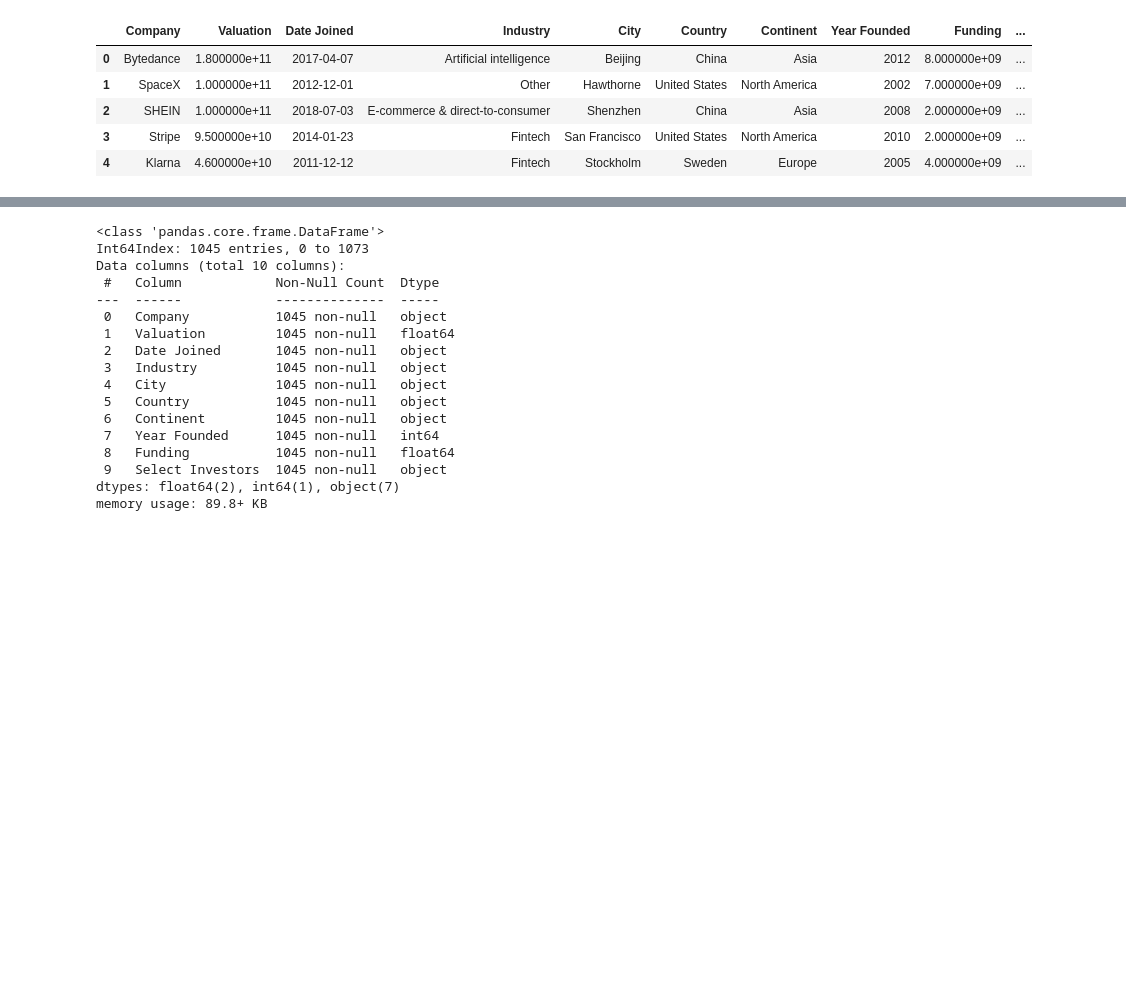
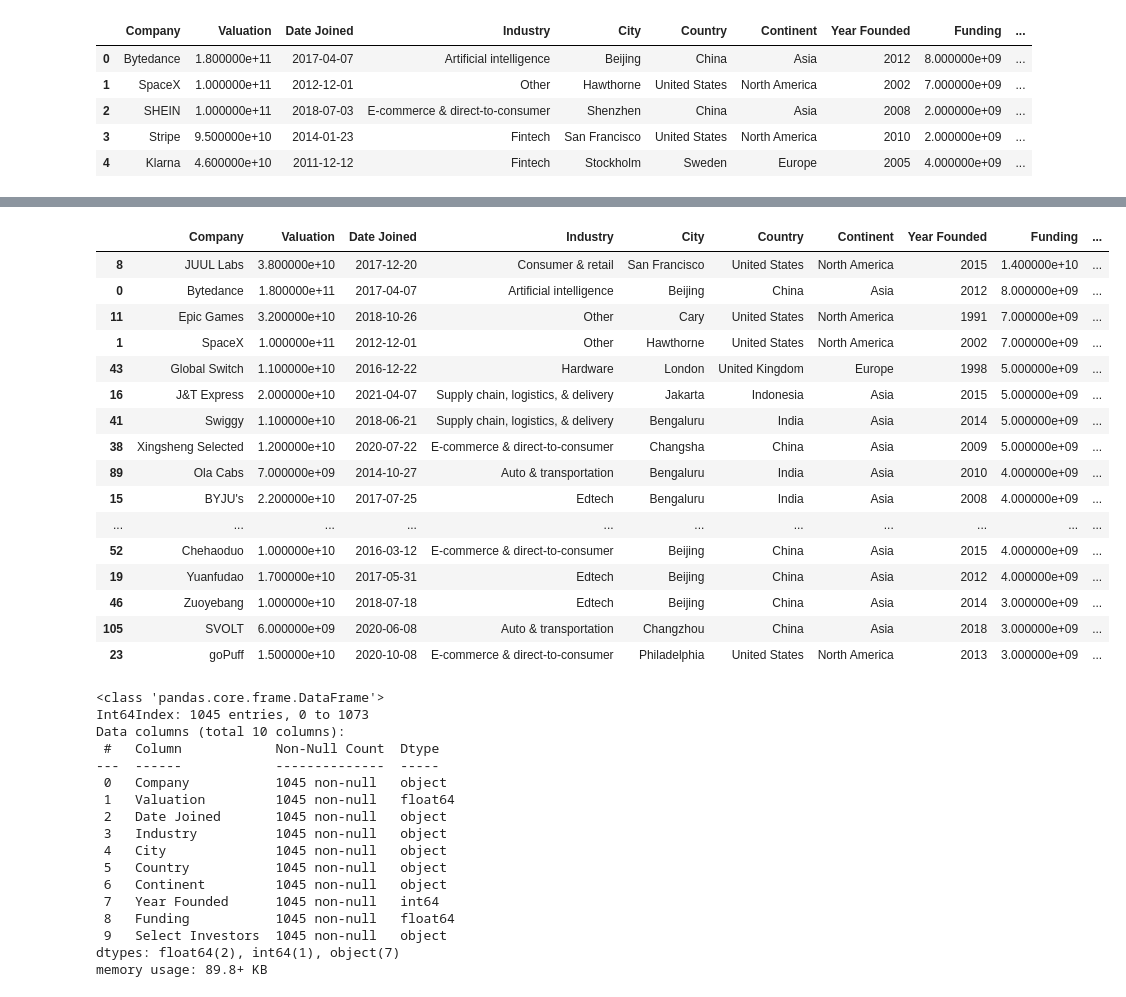
Before and after one commit to halomar/Maven_Unicorn_Challenge, a Jupyter notebook: Maven_Unicorn_Challenge_EDA.ipynb, the cells around one changed output, grey strips where cells are left out. Saved outputs shown, nothing was run; the diff lists cells and outputs as text; code cells hidden in the pictures; blank space fills up the shorter version.

```diff
--- a/Maven_Unicorn_Challenge_EDA.ipynb
+++ b/Maven_Unicorn_Challenge_EDA.ipynb
@@ -130,3 +196,23 @@ df.head()
+# %%
+df.sort_values(by='Funding',ascending=False).head(20)
+# %% [output]
+|  | Company | Valuation | Date Joined | Industry | City | Country | Continent | Year Founded | Funding | ... |
+| 8 | JUUL Labs | 3.800000e+10 | 2017-12-20 | Consumer & retail | San Francisco | United States | North America | 2015 | 1.400000e+10 | ... |
+| 0 | Bytedance | 1.800000e+11 | 2017-04-07 | Artificial intelligence | Beijing | China | Asia | 2012 | 8.000000e+09 | ... |
+| 11 | Epic Games | 3.200000e+10 | 2018-10-26 | Other | Cary | United States | North America | 1991 | 7.000000e+09 | ... |
+| 1 | SpaceX | 1.000000e+11 | 2012-12-01 | Other | Hawthorne | United States | North America | 2002 | 7.000000e+09 | ... |
+| 43 | Global Switch | 1.100000e+10 | 2016-12-22 | Hardware | London | United Kingdom | Europe | 1998 | 5.000000e+09 | ... |
+| 16 | J&T Express | 2.000000e+10 | 2021-04-07 | Supply chain, logistics, & delivery | Jakarta | Indonesia | Asia | 2015 | 5.000000e+09 | ... |
+| 41 | Swiggy | 1.100000e+10 | 2018-06-21 | Supply chain, logistics, & delivery | Bengaluru | India | Asia | 2014 | 5.000000e+09 | ... |
+| 38 | Xingsheng Selected | 1.200000e+10 | 2020-07-22 | E-commerce & direct-to-consumer | Changsha | China | Asia | 2009 | 5.000000e+09 | ... |
+| 89 | Ola Cabs | 7.000000e+09 | 2014-10-27 | Auto & transportation | Bengaluru | India | Asia | 2010 | 4.000000e+09 | ... |
+| 15 | BYJU's | 2.200000e+10 | 2017-07-25 | Edtech | Bengaluru | India | Asia | 2008 | 4.000000e+09 | ... |
+| ... | ... | ... | ... | ... | ... | ... | ... | ... | ... | ... |
+| 52 | Chehaoduo | 1.000000e+10 | 2016-03-12 | E-commerce & direct-to-consumer | Beijing | China | Asia | 2015 | 4.000000e+09 | ... |
+| 19 | Yuanfudao | 1.700000e+10 | 2017-05-31 | Edtech | Beijing | China | Asia | 2012 | 4.000000e+09 | ... |
+| 46 | Zuoyebang | 1.000000e+10 | 2018-07-18 | Edtech | Beijing | China | Asia | 2014 | 3.000000e+09 | ... |
+| 105 | SVOLT | 6.000000e+09 | 2020-06-08 | Auto & transportation | Changzhou | China | Asia | 2018 | 3.000000e+09 | ... |
+| 23 | goPuff | 1.500000e+10 | 2020-10-08 | E-commerce & direct-to-consumer | Philadelphia | United States | North America | 2013 | 3.000000e+09 | ... |
 # %%
 df.info()
 # %% [output]
```
Also changed, not shown: parts of 8 cells of this notebook.
